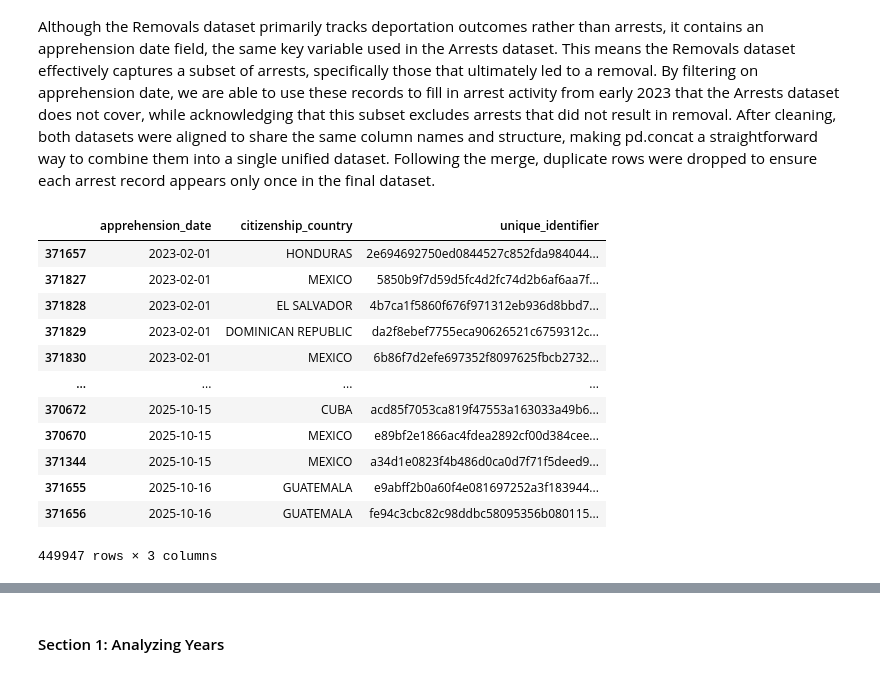
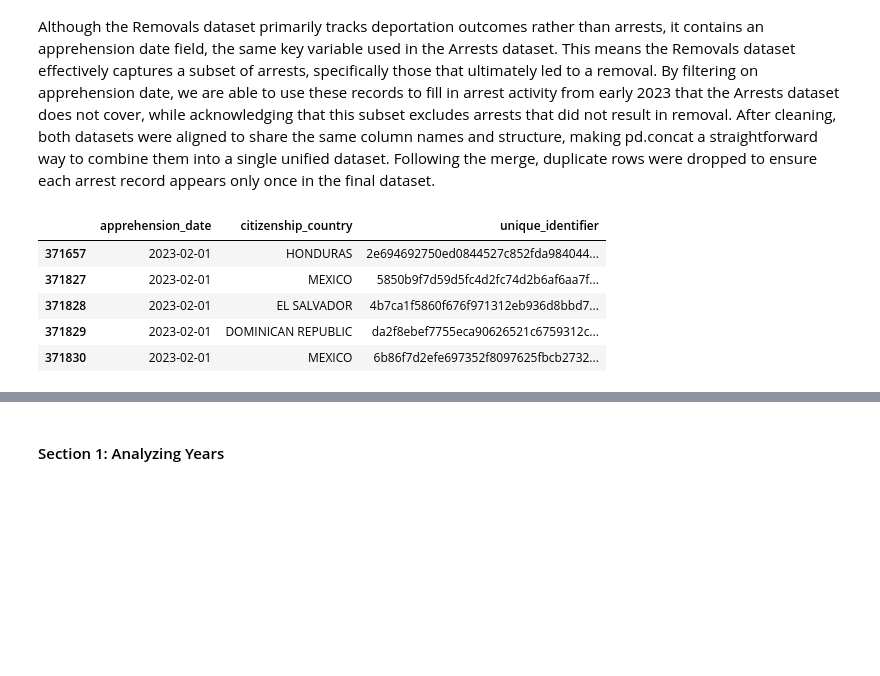
Before and after one commit to COGS108/Group109_WI26, a Jupyter notebook: 02-EDACheckpoint.ipynb, the cells around one changed output, grey strips where cells are left out. Saved outputs shown, nothing was run; the diff lists cells and outputs as text; code cells hidden in the pictures; blank space fills up the shorter version.

```diff
--- a/02-EDACheckpoint.ipynb
+++ b/02-EDACheckpoint.ipynb
@@ -330,22 +323,15 @@ As noted earlier, the ICE 2023–2025 Arrests Dataset only covers September 2023
 # %%
 ice_removals_2023 = ice_removals_2011_2023_clean[ice_removals_2011_2023_clean['apprehension_date']>='2023-02-01']
 ice_2023_2025 =pd.concat([ice_arrests_2023_2025_clean, ice_removals_2023], ignore_index=True)
 ice_2023_2025 = ice_2023_2025.drop_duplicates()
-ice_2023_2025.sort_values(by='apprehension_date')
+ice_2023_2025.sort_values(by='apprehension_date').head()
 # %% [output]
 |  | apprehension_date | citizenship_country | unique_identifier |
 | 371657 | 2023-02-01 | HONDURAS | 2e694692750ed0844527c852fda984044... |
 | 371827 | 2023-02-01 | MEXICO | 5850b9f7d59d5fc4d2fc74d2b6af6aa7f... |
 | 371828 | 2023-02-01 | EL SALVADOR | 4b7ca1f5860f676f971312eb936d8bbd7... |
 | 371829 | 2023-02-01 | DOMINICAN REPUBLIC | da2f8ebef7755eca90626521c6759312c... |
 | 371830 | 2023-02-01 | MEXICO | 6b86f7d2efe697352f8097625fbcb2732... |
-| ... | ... | ... | ... |
-| 370672 | 2025-10-15 | CUBA | acd85f7053ca819f47553a163033a49b6... |
-| 370670 | 2025-10-15 | MEXICO | e89bf2e1866ac4fdea2892cf00d384cee... |
-| 371344 | 2025-10-15 | MEXICO | a34d1e0823f4b486d0ca0d7f71f5deed9... |
-| 371655 | 2025-10-16 | GUATEMALA | e9abff2b0a60f4e081697252a3f183944... |
-| 371656 | 2025-10-16 | GUATEMALA | fe94c3cbc82c98ddbc58095356b080115... |
-449947 rows × 3 columns
 # %% [markdown]
 ## Results
 
```
Also changed, not shown: parts of 5 cells of this notebook.
